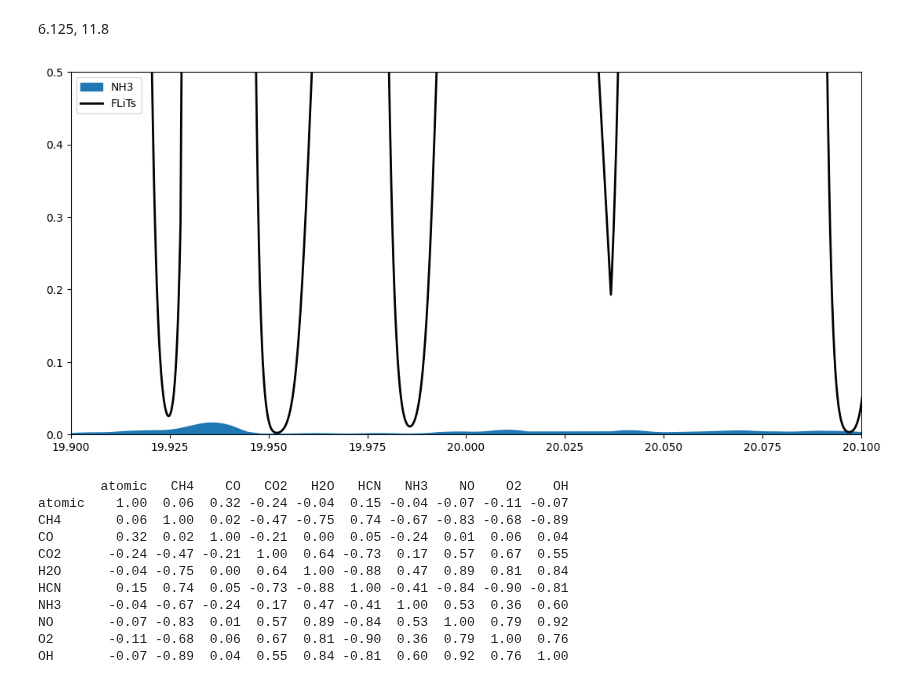
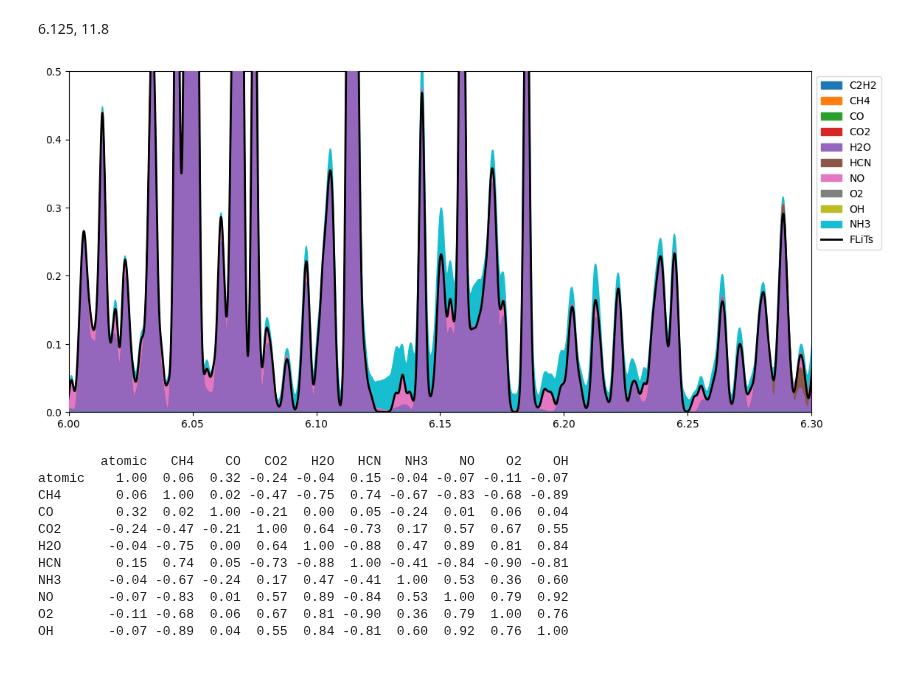
Before and after one commit to nielsklerk/BRP, a Jupyter notebook: New.ipynb, the cells around one changed output. Saved outputs shown, nothing was run; the diff lists cells and outputs as text; code cells hidden in the pictures.

```diff
--- a/New.ipynb
+++ b/New.ipynb
@@ -138,38 +138,38 @@ plt.show()
 fig, ax = plt.subplots(figsize=(13, 6))
 total_spec = None
 # fig, ax = plt.subplots(figsize=(14, 5))
-model = df['Model Name'][0]
+model = df['Model Name'][10]
 FLiTs_wl = df.loc[df['Model Name'] == model, 'FLiTs Wavelength'].values[0].copy()
 FLiTs_flux = df.loc[df['Model Name'] == model, 'FLiTs Flux'].values[0].copy()
 species = ['C2H2','CH4', 'CO', 'CO2', 'H2O', 'HCN',  'NO', 'O2', 'OH','NH3']
-species = ['NH3']
-xrange=[19.9, 20.1]
+# species = ['NH3']
+xrange=[6, 6.3]
 yrange=[0,0.5]
 for index, specie in enumerate(species):
     specie_wl = df.loc[df['Model Name'] == model, f'FLiTs {specie} Wavelength'].values[0].copy()
     specie_flux = df.loc[df['Model Name'] == model, f'FLiTs {specie} Flux'].values[0].copy()
     new_specie_flux = np.interp(FLiTs_wl, specie_wl, specie_flux, left=0, right=0)
     if total_spec is None:
         total_spec = new_specie_flux
     else:
         total_spec += new_specie_flux
     ax.fill_between(FLiTs_wl, 0, total_spec*1000, label=specie, zorder=len(species) - index+1,
                     color=cmap(index / len(species)))
     # ax.fill_between(specie_wl,0, specie_flux*1000, label=specie, zorder=len(species) - index+1,
     #                 color=cmap(index / len(species)))
     # new_flux = np.interp(FLiTs_wl, specie_wl, specie_flux)
     # ax.plot(FLiTs_wl, np.log10(new_flux/FLiTs_flux+1))
     # axes[i].plot(FLiTs_wl, new_specie_flux*1000)
 ax.plot(FLiTs_wl, FLiTs_flux*1000, c='black', lw=2, label='FLiTs', zorder=20)
 # ax.plot(specie_wl, specie_flux)
 # ax.plot(total_FLiTs_wl, interp_flux*1000, color='grey', zorder=30)
 # fig.suptitle(model)
 ax.set_xlim(xrange)
 ax.set_ylim(yrange)
-plt.legend(loc='upper left', )
+plt.legend(loc='upper left', bbox_to_anchor=(1, 1))
 plt.show()
 # %% [output]
-[figure, old version]
+[figure, new version]
 # %%
 data = []
 species = ['atomic', 'CH4', 'CO', 'CO2', 'H2O', 'HCN', 'NH3', 'NO', 'O2', 'OH']
```
Also changed, not shown: 5 other files.
